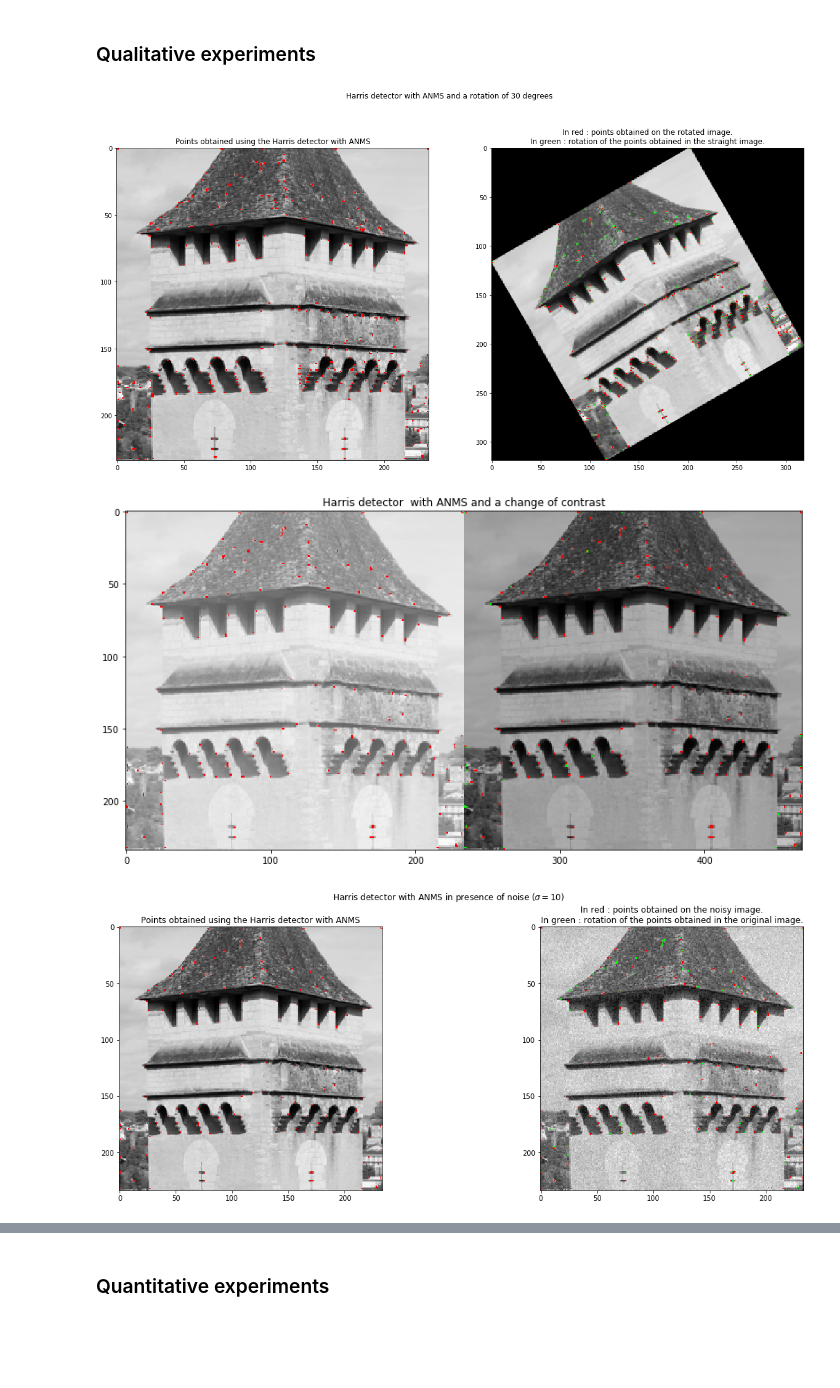
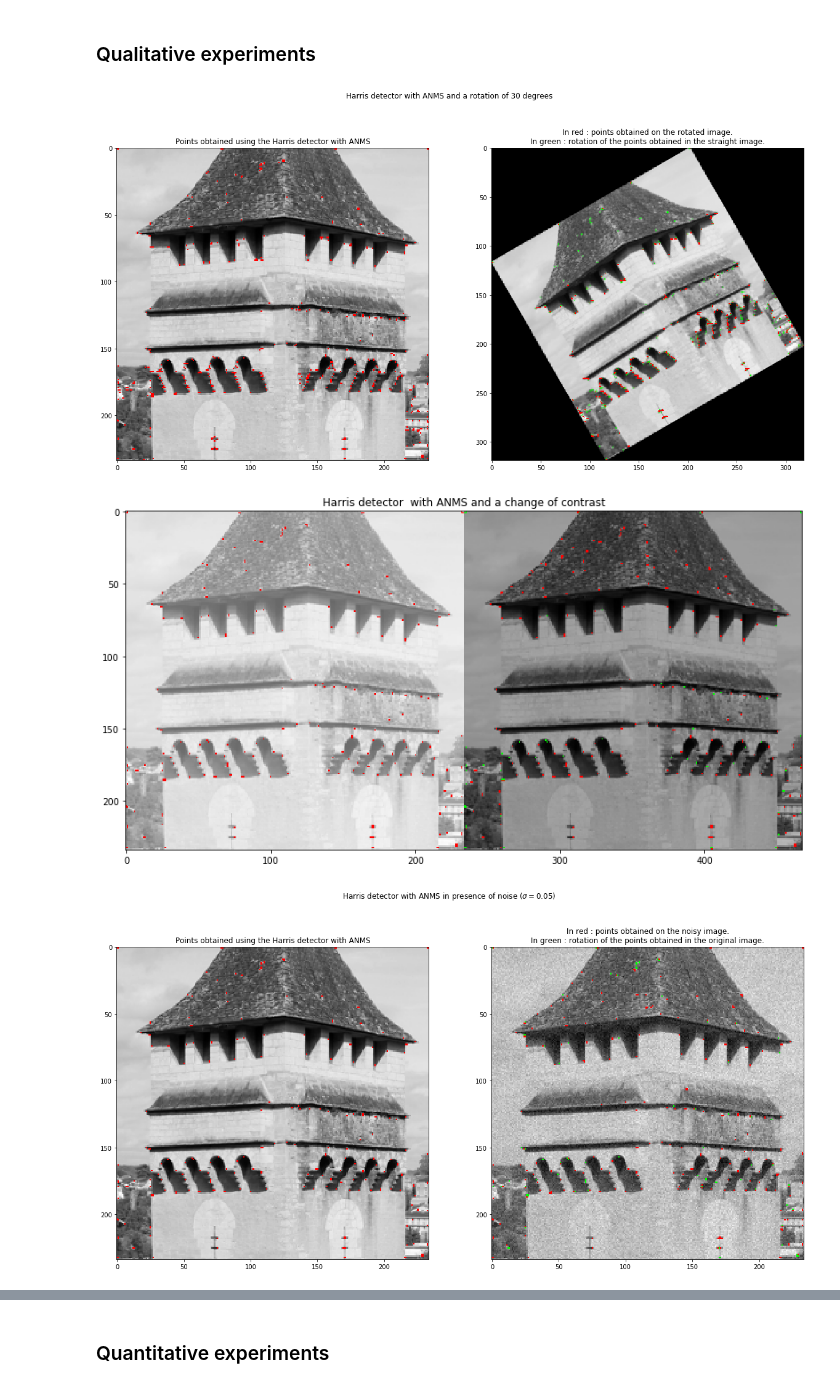
Before and after one commit to Xyouz/3dvision, a Jupyter notebook: Harris/dufraisse.ipynb, the cells around one changed output, grey strips where cells are left out. Cells and saved outputs as stored; diff of their text form; code cells hidden in the pictures; blank space fills up the shorter version.

```diff
--- a/Harris/dufraisse.ipynb
+++ b/Harris/dufraisse.ipynb
@@ -146,6 +160,6 @@ plt.show()
 # %%
 # Change of view point
-t = 0.01
+t = 0.1
 
 theta = np.pi/12
 trsfm = ProjectiveTransform(np.array([[ 0.8+np.cos(theta), -np.sin(theta), 25],
@@ -544,9 +574,8 @@ for i,s in enumerate(scale):
 # %%
 # Change of view point
-t = 0.01
+t = 0.1
 r = 1
 c = 0.9
-fixed = False
 
 theta = np.pi/12
 trsfm = ProjectiveTransform(np.array([[ 0.8+np.cos(theta), -np.sin(theta), 25],
@@ -556,9 +585,9 @@ trsfm = ProjectiveTransform(np.array([[ 0.8+np.cos(theta), -np.sin(theta), 25],
 imgb = warp(img,trsfm.inverse,preserve_range=False)
 imgb_h = corner_harris(imgb)
 
-thld_a = t_nms(val_h,t,r,c,fixed)
+thld_a = t_nms(val_h,t,r,c)
 warped_ta = warp(thld_a.astype(float),trsfm.inverse,order=0)
-thld_b = t_nms(imgb_h,t,r,c,fixed)
+thld_b = t_nms(imgb_h,t,r,c)
 
 plt.figure(figsize=(15,7))
 plt.imshow(np.hstack((img,imgb)),cmap='gray')
@@ -569,4 +598,5 @@ plt.title("Harris detector with NMS and a projective transformation\n(On the rig
 plt.show()
 
 print("Proportion of matching points :", matching(warped_ta,thld_b)/warped_ta.sum())
+print("Median point size :", median_pt_size(thld_a)[0], "Average point size", avrge_pt_size(thld_a)[0])
 # %% [output]
@@ -735,32 +765,35 @@ plt.show()
 # %%
-sigmas = [0,0.02,0.04,0.1,0.15,0.2]
+sigmas = [0,0.02,0.04,0.1,0.15]
 
 results = []
+t = 0.1
 
 imgb = img / img.max()
 corners = corner_harris(imgb)
-harris0 = t_nms(corners).astype(float)
+harris0 = t_nms(corners,t).astype(float)
 
 for s in sigmas:
     imgn = imgb + s * np.random.randn(*imgb.shape)
     corners = corner_harris(imgn)
-    harris = t_nms(corners)
+    harris = t_nms(corners,t)
     results.append(matching(harris, harris0)/harris.sum())
 
 sresults = []
 
 corners = corner_harris(squares)
-harris0 = t_nms(corners).astype(float)
+harris0 = t_nms(corners,t).astype(float)
 
 for s in sigmas:
     imgn = squares + s * np.random.randn(*squares.shape)
     corners = corner_harris(imgn)
-    harris = t_nms(corners)
+    harris = t_nms(corners,t)
     sresults.append(matching(harris, harris0)/harris.sum())
 
+results_noise.append(results)
+results_noise_squares.append(sresults)
 
 fig, (ax1, ax2) = plt.subplots(1, 2, figsize=(15,5))
-fig.suptitle('Number of matching points of interest when noise is added to the image')
+fig.suptitle('Proportion of matching points of interest when noise is added to the image')
 ax1.plot(sigmas, results)
 ax1.set_title("Building")
 ax1.set(ylabel = "Matching PoI", xlabel = "$\sigma$")
@@ -775,7 +810,7 @@ plt.show()
 # %% [markdown]
 ## ANMS ##
 # %%
-def anms(correl, n, t = 0.01, c=0.9, fixed = False):
+def anms(correl, n, t = 0.1, c=0.9, fixed = True):
     pts = threshold(correl, t, fixed=fixed)
 
     ic = 1/c
@@ -787,7 +822,6 @@ def anms(correl, n, t = 0.01, c=0.9, fixed = False):
 
     detected_pos = np.array([[i,j] for _,i,j in detected])
     distances = squareform(pdist(detected_pos, metric='sqeuclidean'))
-    npoints = np.arange(len(detected), dtype=int)
 
     rmap = np.zeros_like(correl)
 
@@ -820,10 +854,8 @@ def anms(correl, n, t = 0.01, c=0.9, fixed = False):
 # Rotation
 angle = 30
 n = 500
-t = 0.01
-r = 1
+t = 0.1
 c = 0.9
-fixed = False
 
 imgb = rotate(img, angle, resize=True)
 imgb_h = corner_harris(imgb)
@@ -832,63 +864,59 @@ fig, (ax1, ax2) = plt.subplots(1,2,figsize=(20,10))
 fig.suptitle("Harris detector with ANMS and a rotation of {} degrees".format(angle))
 
 ax1.imshow(img,cmap="gray")
-ax1.imshow(point_map(anms(val_h,n,t,c,fixed)))
+ax1.imshow(point_map(anms(val_h,n,t,c)))
 ax1.set_title("Points obtained using the Harris detector with ANMS")
 
 ax2.imshow(imgb,cmap="gray")
-ax2.imshow(point_map(rotate(anms(val_h,n,t,c,fixed),angle,resize=True),color=(0,1,0)))
-ax2.imshow(point_map(anms(imgb_h,n,t,c,fixed)))
+ax2.imshow(point_map(rotate(anms(val_h,n,t,c),angle,resize=True),color=(0,1,0)))
+ax2.imshow(point_map(anms(imgb_h,n,t,c)))
 ax2.set_title("In red : points obtained on the rotated image.\nIn green : rotation of the points obtained in the straight image.")
 plt.show()
 # %% [output]
-[figure, old version]
+[figure, new version]
 # %%
 # Contrast change
 n = 250
-t = 0.01
-r = 1
+t = 0.1
 c = 0.9
-fixed = False
 
-imgb = (img - img.mean()) * 1.25 + 20
+imgb = (img - img.mean()) * 1.25 + 0.1
 imgb_h = corner_harris(imgb)
 
 plt.figure(figsize=(15,7))
 plt.imshow(np.hstack((img,imgb)),cmap='gray')
 
-plt.imshow(point_map(np.hstack((np.zeros_like(img),anms(val_h,n,t,c,fixed))),color=(0,1,0)))
-plt.imshow(point_map(np.hstack((anms(val_h,n,t,c,fixed),anms(imgb_h,n,t,c,fixed)))))
+plt.imshow(point_map(np.hstack((np.zeros_like(img),anms(val_h,n,t,c))),color=(0,1,0)))
+plt.imshow(point_map(np.hstack((anms(val_h,n,t,c),anms(imgb_h,n,t,c)))))
 plt.title("Harris detector  with ANMS and a change of contrast")
 plt.show()
 # %% [output]
-[figure, old version]
+[figure, new version]
 # %%
 # Noise
-sigma = 10
+sigma = 0.05
 
 n = 250
-t = 0.01
-r = 1
+t = 0.1
 c = 0.9
-fixed = False
 
-imgb = img + 5 * np.random.randn(*img.shape)
+imgb = img + sigma * np.random.randn(*img.shape)
 imgb_h = corner_harris(imgb)
 
-fig, (ax1, ax2) = plt.subplots(1,2,figsize=(20,7))
+fig, (ax1, ax2) = plt.subplots(1,2,figsize=(20,10))
 fig.suptitle("Harris detector with ANMS in presence of noise ($\sigma ={}$)".format(sigma))
 
 ax1.imshow(img,cmap="gray")
-ax1.imshow(point_map(anms(val_h,n,t,c,fixed)))
+ax1.imshow(point_map(anms(val_h,n,t,c)))
 ax1.set_title("Points obtained using the Harris detector with ANMS")
 
 ax2.imshow(imgb,cmap="gray")
-ax2.imshow(point_map(anms(val_h,n,t,c,fixed),color=(0,1,0)))
-ax2.imshow(point_map(anms(imgb_h,n,t,c,fixed)))
+ax2.imshow(point_map(anms(val_h,n,t,c),color=(0,1,0)))
+ax2.imshow(point_map(anms(imgb_h,n,t,c)))
 ax2.set_title("In red : points obtained on the noisy image.\nIn green : rotation of the points obtained in the original image.")
 plt.show()
 # %% [output]
-[figure, old version]
+[figure, new version]
 # %%
 # Scale change
 scale = [0.5,0.25]
```
Also changed, not shown: parts of 56 cells of this notebook.
